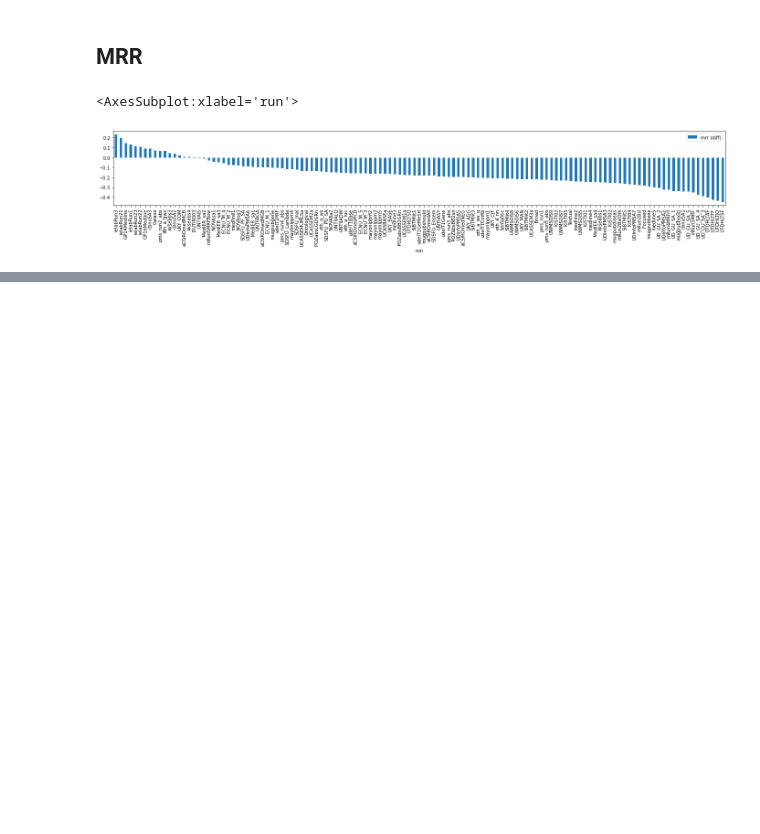
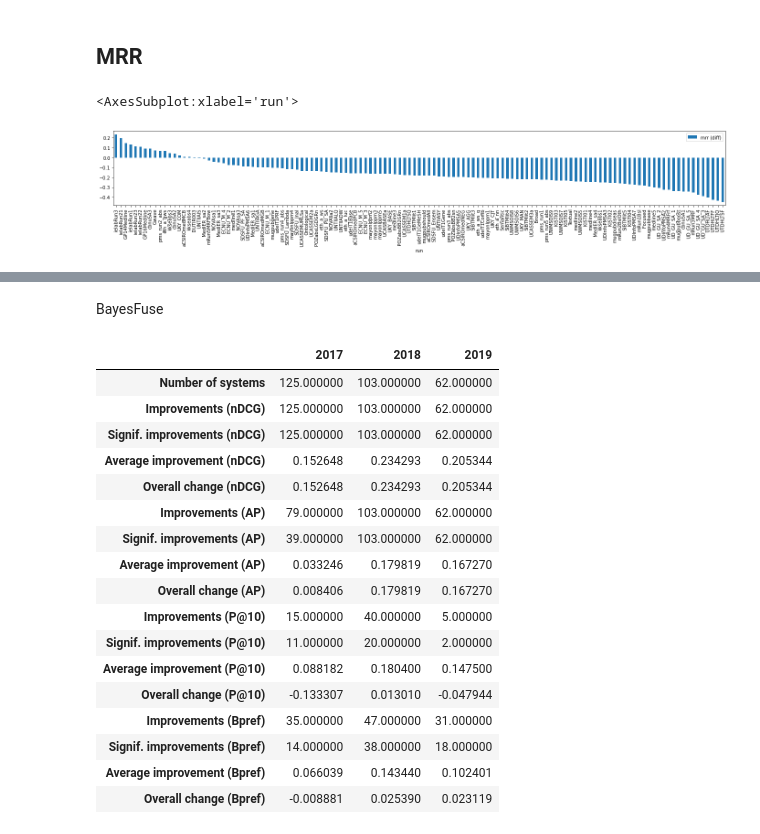
Before and after one commit to irgroup/jcdl2023-data-fusion, a Jupyter notebook: fuse.ipynb, the cells around one changed output, grey strips where cells are left out. Cells and saved outputs as stored; diff of their text form; code cells hidden in the pictures; blank space fills up the shorter version.

```diff
--- a/fuse.ipynb
+++ b/fuse.ipynb
@@ -737,0 +792,23 @@ df.sort_values(by=['mrr (diff)'], ascending=False).plot.bar(x='run', y='mrr (dif
+# %% [markdown]
+BayesFuse
+# %%
+general_stats('bayesfuse')
+# %% [output]
+|  | 2017 | 2018 | 2019 |
+| Number of systems | 125.000000 | 103.000000 | 62.000000 |
+| Improvements (nDCG) | 125.000000 | 103.000000 | 62.000000 |
+| Signif. improvements (nDCG) | 125.000000 | 103.000000 | 62.000000 |
+| Average improvement (nDCG) | 0.152648 | 0.234293 | 0.205344 |
+| Overall change (nDCG) | 0.152648 | 0.234293 | 0.205344 |
+| Improvements (AP) | 79.000000 | 103.000000 | 62.000000 |
+| Signif. improvements (AP) | 39.000000 | 103.000000 | 62.000000 |
+| Average improvement (AP) | 0.033246 | 0.179819 | 0.167270 |
+| Overall change (AP) | 0.008406 | 0.179819 | 0.167270 |
+| Improvements (P@10) | 15.000000 | 40.000000 | 5.000000 |
+| Signif. improvements (P@10) | 11.000000 | 20.000000 | 2.000000 |
+| Average improvement (P@10) | 0.088182 | 0.180400 | 0.147500 |
+| Overall change (P@10) | -0.133307 | 0.013010 | -0.047944 |
+| Improvements (Bpref) | 35.000000 | 47.000000 | 31.000000 |
+| Signif. improvements (Bpref) | 14.000000 | 38.000000 | 18.000000 |
+| Average improvement (Bpref) | 0.066039 | 0.143440 | 0.102401 |
+| Overall change (Bpref) | -0.008881 | 0.025390 | 0.023119 |
```
Also changed, not shown: parts of 21 cells of this notebook.
